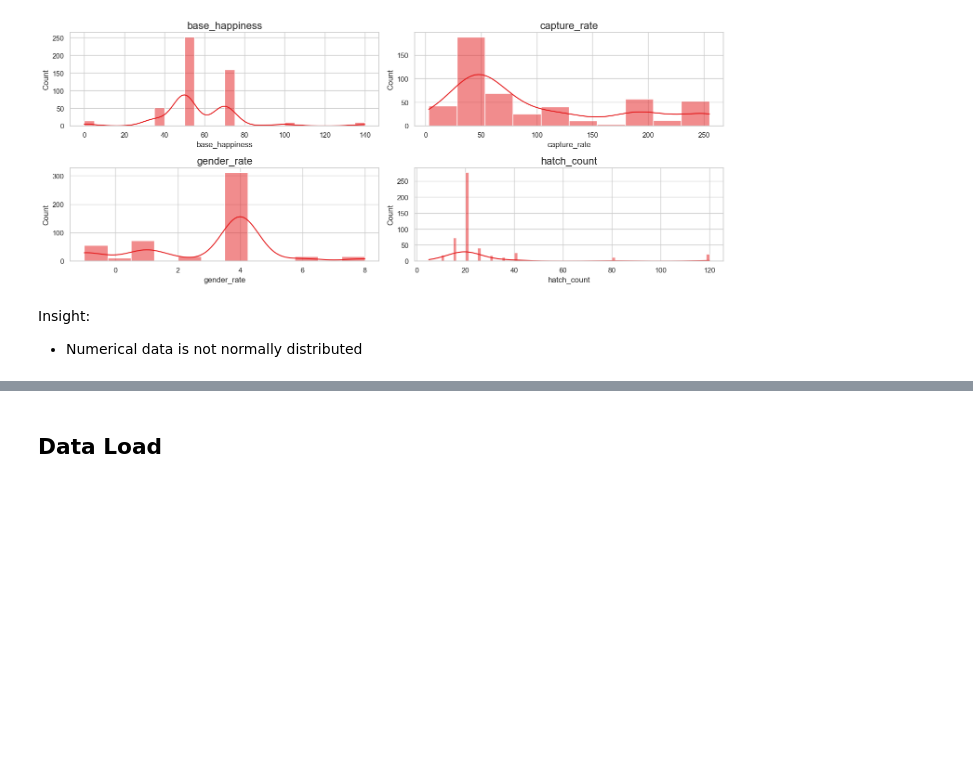
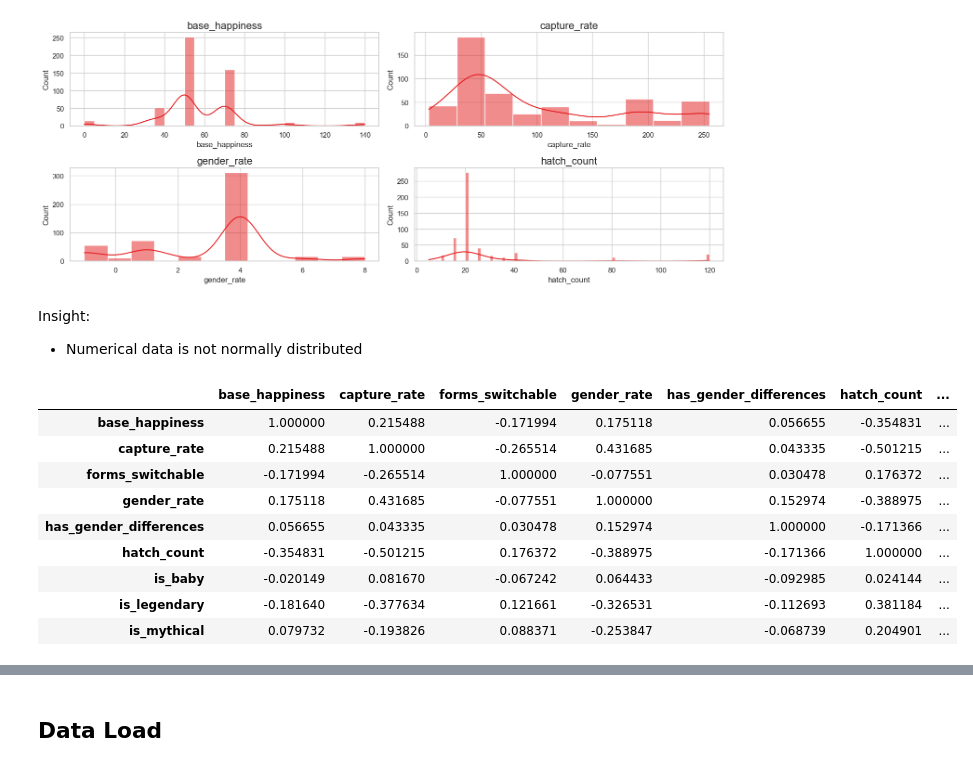
Before and after one commit to mauritzrafael/Pokemon-API-ETL, a Jupyter notebook: Pokemon API ETL.ipynb, the cells around one changed output, grey strips where cells are left out. Drawn from its saved outputs; the diff is of its cells as text; code cells hidden in the pictures; blank space fills up the shorter version.

```diff
--- a/Pokemon API ETL.ipynb
+++ b/Pokemon API ETL.ipynb
@@ -182,3 +185,18 @@ plt.show()
 # %% [markdown]
 Insight:
 - Numerical data is not normally distributed
+# %%
+# check univariate statistics for numerical columns : spearman correlation for data which is not normally distributed
+df_pokemon_corr = df_pokemon.drop(columns='id').corr(method = 'spearman', numeric_only = True)
+df_pokemon_corr
+# %% [output]
+|  | base_happiness | capture_rate | forms_switchable | gender_rate | has_gender_differences | hatch_count | ... |
+| base_happiness | 1.000000 | 0.215488 | -0.171994 | 0.175118 | 0.056655 | -0.354831 | ... |
+| capture_rate | 0.215488 | 1.000000 | -0.265514 | 0.431685 | 0.043335 | -0.501215 | ... |
+| forms_switchable | -0.171994 | -0.265514 | 1.000000 | -0.077551 | 0.030478 | 0.176372 | ... |
+| gender_rate | 0.175118 | 0.431685 | -0.077551 | 1.000000 | 0.152974 | -0.388975 | ... |
+| has_gender_differences | 0.056655 | 0.043335 | 0.030478 | 0.152974 | 1.000000 | -0.171366 | ... |
+| hatch_count | -0.354831 | -0.501215 | 0.176372 | -0.388975 | -0.171366 | 1.000000 | ... |
+| is_baby | -0.020149 | 0.081670 | -0.067242 | 0.064433 | -0.092985 | 0.024144 | ... |
+| is_legendary | -0.181640 | -0.377634 | 0.121661 | -0.326531 | -0.112693 | 0.381184 | ... |
+| is_mythical | 0.079732 | -0.193826 | 0.088371 | -0.253847 | -0.068739 | 0.204901 | ... |
```
Also changed, not shown: parts of 8 cells of this notebook.
